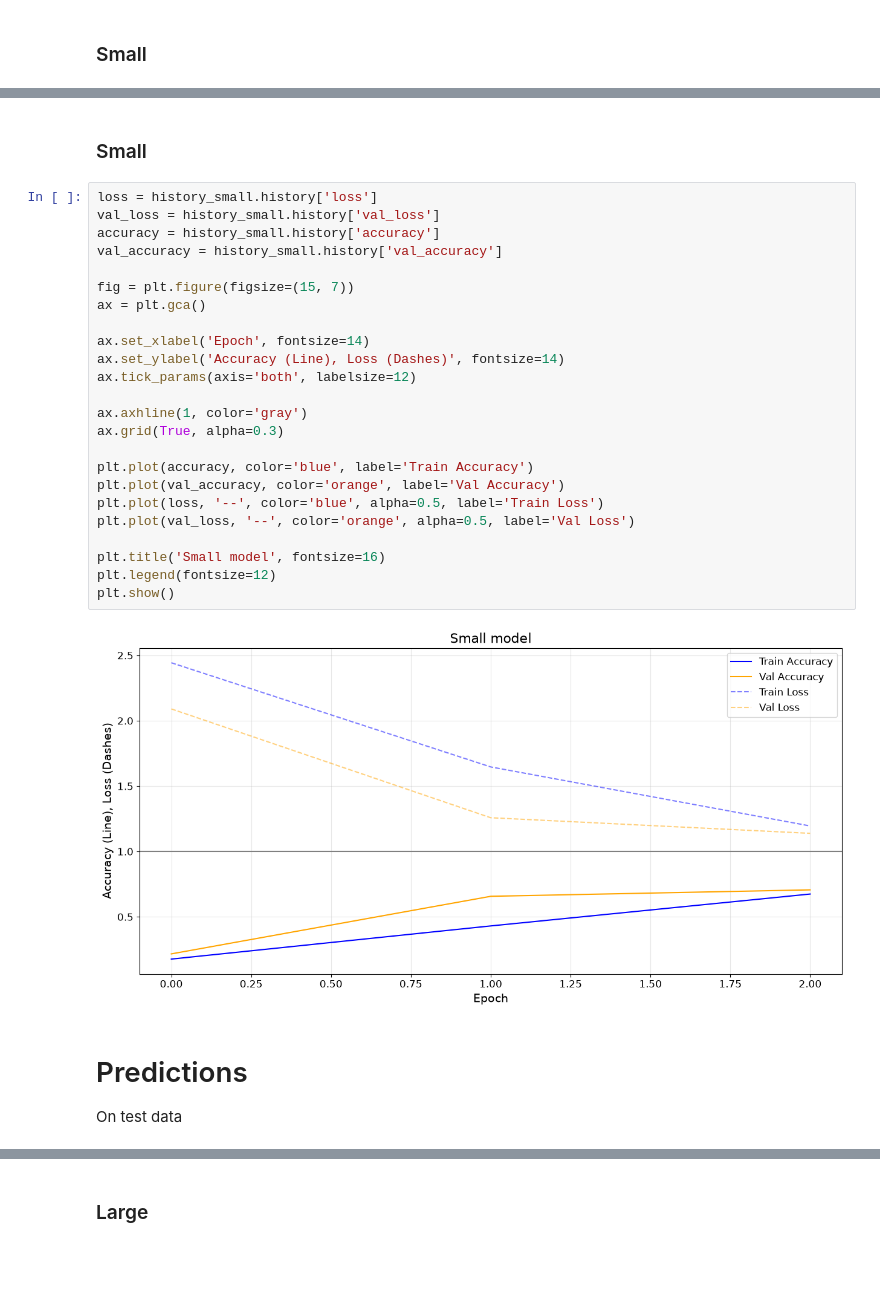
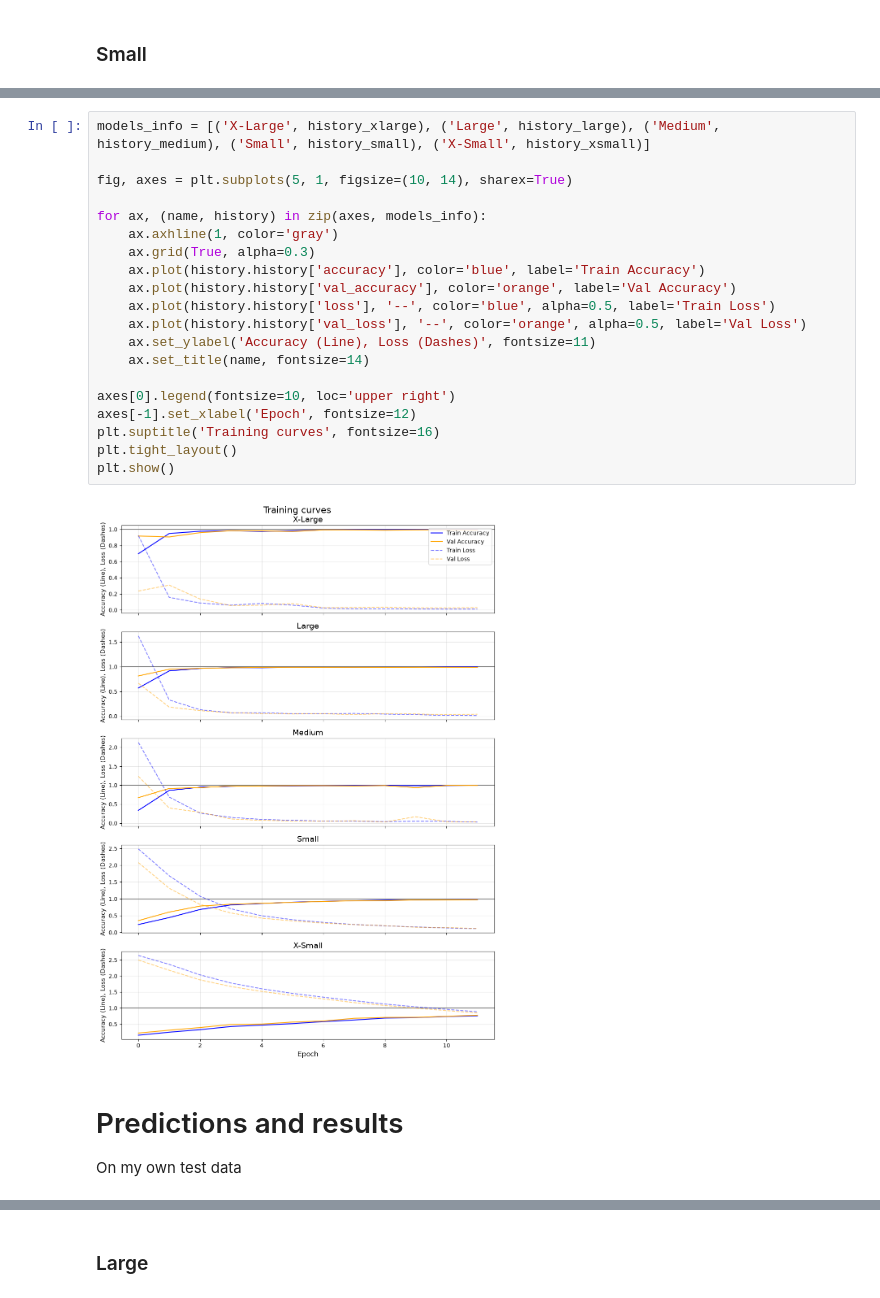
Before and after one commit to ITT-26/assignment-06-gesture-recognition-martinarobyculasso, a Jupyter notebook: task_2/unistroke_gestures.ipynb, the cells around one changed output, grey strips where cells are left out. Saved outputs shown, nothing was run; the diff lists cells and outputs as text; blank space fills up the shorter version.

```diff
--- a/task_2/unistroke_gestures.ipynb
+++ b/task_2/unistroke_gestures.ipynb
@@ -427,31 +497,25 @@ plt.show()
-# %% [markdown]
-### Small
-# %%
-loss = history_small.history['loss']
-val_loss = history_small.history['val_loss']
-accuracy = history_small.history['accuracy']
-val_accuracy = history_small.history['val_accuracy']
-
-fig = plt.figure(figsize=(15, 7))
-ax = plt.gca()
-
-ax.set_xlabel('Epoch', fontsize=14)
-ax.set_ylabel('Accuracy (Line), Loss (Dashes)', fontsize=14)
-ax.tick_params(axis='both', labelsize=12)
-
-ax.axhline(1, color='gray')
-ax.grid(True, alpha=0.3)
-
-plt.plot(accuracy, color='blue', label='Train Accuracy')
-plt.plot(val_accuracy, color='orange', label='Val Accuracy')
-plt.plot(loss, '--', color='blue', alpha=0.5, label='Train Loss')
-plt.plot(val_loss, '--', color='orange', alpha=0.5, label='Val Loss')
-
-plt.title('Small model', fontsize=16)
-plt.legend(fontsize=12)
-plt.show()
-# %% [output]
-[figure, removed]
+# %%
+models_info = [('X-Large', history_xlarge), ('Large', history_large), ('Medium', history_medium), ('Small', history_small), ('X-Small', history_xsmall)]
+
+fig, axes = plt.subplots(5, 1, figsize=(10, 14), sharex=True)
+
+for ax, (name, history) in zip(axes, models_info):
+    ax.axhline(1, color='gray')
+    ax.grid(True, alpha=0.3)
+    ax.plot(history.history['accuracy'], color='blue', label='Train Accuracy')
+    ax.plot(history.history['val_accuracy'], color='orange', label='Val Accuracy')
+    ax.plot(history.history['loss'], '--', color='blue', alpha=0.5, label='Train Loss')
+    ax.plot(history.history['val_loss'], '--', color='orange', alpha=0.5, label='Val Loss')
+    ax.set_ylabel('Accuracy (Line), Loss (Dashes)', fontsize=11)
+    ax.set_title(name, fontsize=14)
+
+axes[0].legend(fontsize=10, loc='upper right')
+axes[-1].set_xlabel('Epoch', fontsize=12)
+plt.suptitle('Training curves', fontsize=16)
+plt.tight_layout()
+plt.show()
+# %% [output]
+[figure, added]
 # %% [markdown]
-# Predictions
-On test data
+# Predictions and results
+On my own test data
```
Also changed, not shown: parts of 59 cells of this notebook, 8 other files.
